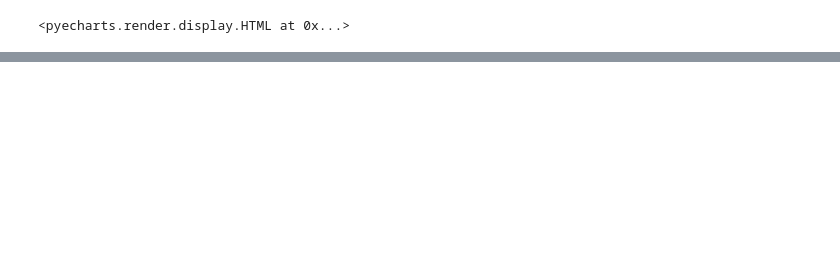
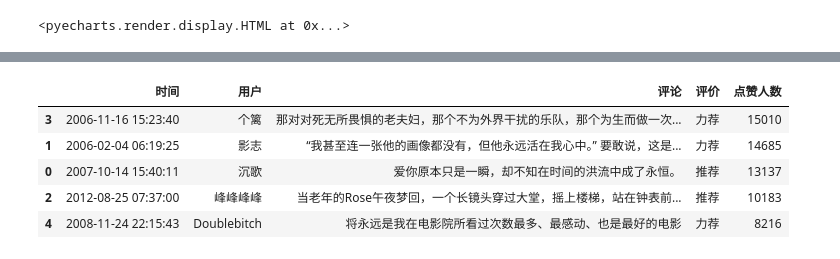
Before and after one commit to wangxinpostar/Pytest, a Jupyter notebook: 期末/DouBanTop250.ipynb, the cells around one changed output, grey strips where cells are left out. Cells and saved outputs as stored; diff of their text form; code cells hidden in the pictures; blank space fills up the shorter version.

```diff
--- a/期末/DouBanTop250.ipynb
+++ b/期末/DouBanTop250.ipynb
@@ -406,0 +557,14 @@ line.render_notebook()
+# %%
+def sentiment(content):
+    s = SnowNLP(str(content))
+    return s.sentiments
+data=pd.read_csv("泰坦尼克号评论.csv")
+data=data.sort_values(by="点赞人数",ascending=False)
+data.head()
+# %% [output]
+|  | 时间 | 用户 | 评论 | 评价 | 点赞人数 |
+| 3 | 2006-11-16 15:23:40 | 个篱 | 那对对死无所畏惧的老夫妇，那个不为外界干扰的乐队，那个为生而做一次... | 力荐 | 15010 |
+| 1 | 2006-02-04 06:19:25 | 影志 | “我甚至连一张他的画像都没有，但他永远活在我心中。” 要敢说，这是... | 力荐 | 14685 |
+| 0 | 2007-10-14 15:40:11 | 沉歌 | 爱你原本只是一瞬，却不知在时间的洪流中成了永恒。 | 推荐 | 13137 |
+| 2 | 2012-08-25 07:37:00 | 峰峰峰峰 | 当老年的Rose午夜梦回，一个长镜头穿过大堂，摇上楼梯，站在钟表前... | 推荐 | 10183 |
+| 4 | 2008-11-24 22:15:43 | Doublebitch | 将永远是我在电影院所看过次数最多、最感动、也是最好的电影 | 力荐 | 8216 |
```
Also changed, not shown: parts of 21 cells of this notebook, 2 other files.
